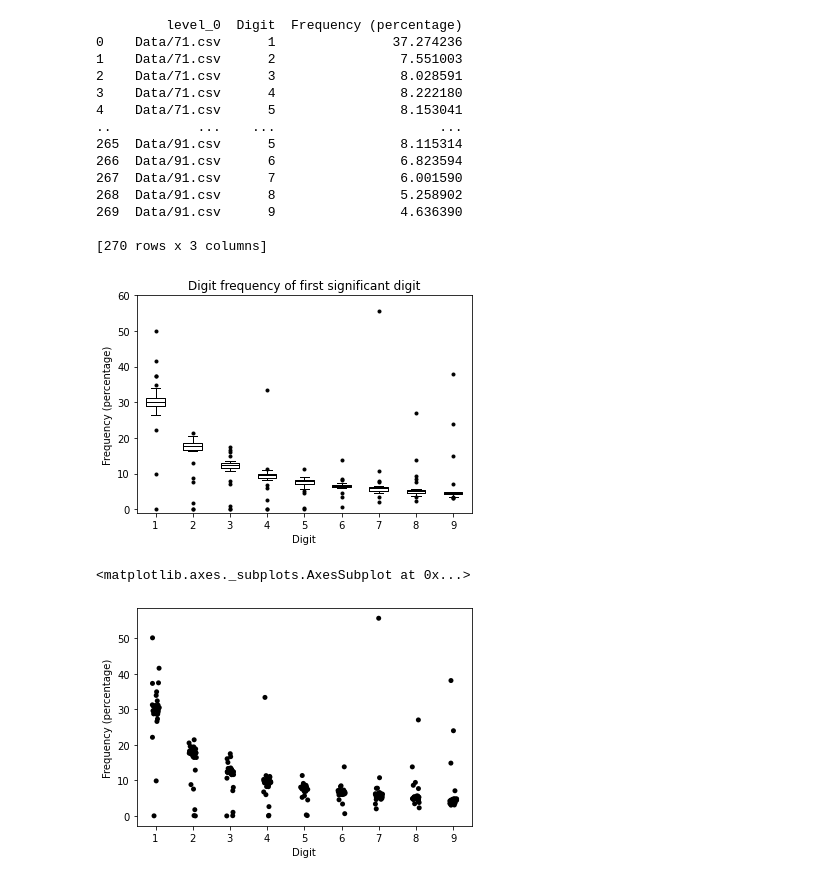
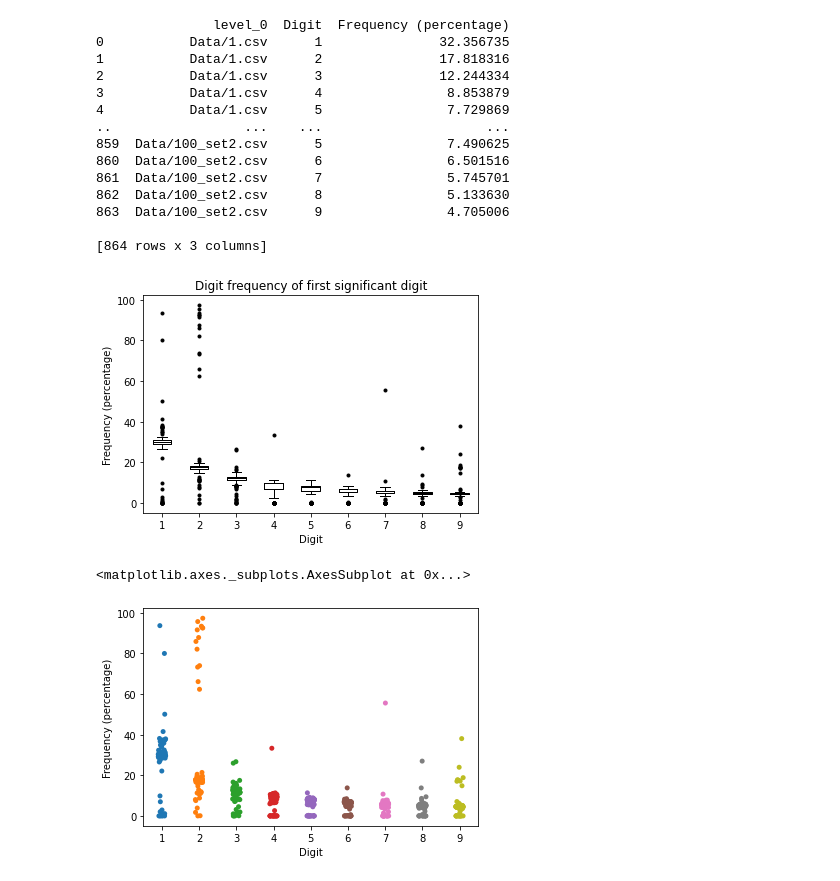
Before and after one commit to cia23/BIO_465, a Jupyter notebook: Figure_1a.ipynb, the cells around one changed output. Drawn from its saved outputs; the diff is of its cells as text; code cells hidden in the pictures.

Commit message:
Added data to figure 1

```diff
--- a/Figure_1a.ipynb
+++ b/Figure_1a.ipynb
@@ -17,6 +17,10 @@ def get_frequencies(nums):
 def first_after_decimal(num):
     if pd.isna(num):
         return
+    if str(num) == 'Null':
+        return
+    if str(num) == 'n. def.':
+        return
     if num == 0:
         return
     else:
@@ -34,13 +38,31 @@ def first_digit(num):
 #     print(int(str(num)))
     return int(str(num)[0])
 # %%
-all_files = ["Data/71.csv", "Data/1.csv", "Data/11.csv", "Data/14.csv", "Data/19_SHORT.csv", "Data/22.csv",
-         "Data/25.csv", "Data/32_LETTER.csv", "Data/34.csv", "Data/36.csv",
+all_files = ["Data/1.csv", "Data/5.csv", "Data/11.csv", "Data/14.csv", "Data/19_SHORT.csv", "Data/22.csv",
+         "Data/25.csv", "Data/28.csv", "Data/32_LETTER.csv", "Data/34.csv", "Data/35.csv", "Data/36.csv",
          "Data/42.csv", "Data/43.csv", "Data/47.csv", "Data/48.csv", "Data/49.csv", "Data/50.csv",
-         "Data/51.csv", "Data/54.csv", "Data/56.csv", "Data/59.csv",
-         "Data/63.csv", "Data/67.csv", "Data/68.csv", "Data/70.csv", "Data/72.csv",
-         "Data/76.csv", "Data/79.csv",
-         "Data/80.csv", "Data/82.csv", "Data/91.csv"] # "Data/5.csv","Data/28.csv","Data/35.csv","Data/53.csv",
+         "Data/51.csv", "Data/53.csv", "Data/54.csv", "Data/56.csv", "Data/57_30K_25%.csv", "Data/57_30K_35%.csv",
+         "Data/57_30K_50%.csv", "Data/57_30K_75%.csv", "Data/57_30K_100%.csv", "Data/57_60K_25%.csv",
+         "Data/58_lots_of_zeros.csv", "Data/59.csv", "Data/60_T3.csv", "Data/60_T4.csv", "Data/62.csv",
+         "Data/63.csv", "Data/65_peptide_PMSI_normalized.csv", "Data/65_peptide_PMSI_raw.csv",
+         "Data/65_peptide_water_normalized.csv", "Data/65_peptide_water_raw.csv",
+         "Data/65_protein_PMSI_normalized.csv", "Data/65_protein_PMSI_raw.csv", "Data/65_protein_water_normalized.csv",
+         "Data/65_protein_water_raw.csv", "Data/66_has_NA_values.csv", "Data/67.csv", "Data/68.csv", "Data/70.csv",
+         "Data/71.csv", "Data/72.csv", "Data/73.csv", "Data/74.csv", "Data/76.csv", "Data/79.csv", "Data/80.csv",
+         "Data/82.csv", "Data/84_table2.csv", "Data/84_table4_replicate1.csv", "Data/84_table4_replicate2.csv",
+         "Data/84_table4_replicate3.csv", "Data/84_table5_replicate1.csv", "Data/84_table5_replicate2.csv",
+         "Data/84_table5_replicate3.csv", "Data/85_lots_of_zeroes.csv","Data/86_S7.csv", "Data/86_S8.csv",
+         "Data/86_S9.csv", "Data/86_S10.csv", "Data/86_S11.csv", "Data/86_S12.csv", "Data/86_S14.csv",
+         "Data/87_has_NA_values.csv","Data/88_table2.csv", "Data/88_table4.csv", "Data/88_table6_sheet1.csv",
+         "Data/88_table6_sheet2.csv", "Data/88_table7.csv", "Data/89_decent_number_of_zeroes.csv",
+         "Data/90_table1_imputed.csv", "Data/90_table1_raw.csv", "Data/90_table3_imputed.csv",
+         "Data/90_table3_raw.csv", "Data/90_table5_imputed.csv", "Data/90_table5_raw.csv", "Data/90_table7.csv",
+         "Data/91.csv","Data/92_has_blank_cells.csv", "Data/93.csv", "Data/94.csv", "Data/95_double_digestion.csv",
+         "Data/95_single_digestion.csv", "Data/96_table1.csv", "Data/96_table2.csv", "Data/97_normalized.csv",
+         "Data/97_raw.csv", "Data/99.csv", "Data/100_set1.csv", "Data/100_set2.csv"] # "Data/5.csv","Data/28.csv","Data/35.csv","Data/53.csv","Data/66_has_NA_values.csv"
+#File 77 has words, no values
+# Get rid of files 78 and 98
+#90 looks weird because has raw values with small range
 # %%
 df2 = pd.DataFrame(index=range(0, 10))
 
@@ -181,17 +151,17 @@ df4 = pd.DataFrame(df2).T.stack().reset_index()#.drop(columns=['level_1'])
 df4 = df4.rename(columns={0: "Frequency (percentage)", "level_1": "Digit"})
 print(df4)
 # %% [output]
-         level_0  Digit  Frequency (percentage)
-0    Data/71.csv      1               37.274236
-1    Data/71.csv      2                7.551003
-2    Data/71.csv      3                8.028591
-3    Data/71.csv      4                8.222180
-4    Data/71.csv      5                8.153041
-..           ...    ...                     ...
-265  Data/91.csv      5                8.115314
-266  Data/91.csv      6                6.823594
-267  Data/91.csv      7                6.001590
-268  Data/91.csv      8                5.258902
-269  Data/91.csv      9                4.636390
+               level_0  Digit  Frequency (percentage)
+0           Data/1.csv      1               32.356735
+1           Data/1.csv      2               17.818316
+2           Data/1.csv      3               12.244334
+3           Data/1.csv      4                8.853879
+4           Data/1.csv      5                7.729869
+..                 ...    ...                     ...
+859  Data/100_set2.csv      5                7.490625
+860  Data/100_set2.csv      6                6.501516
+861  Data/100_set2.csv      7                5.745701
+862  Data/100_set2.csv      8                5.133630
+863  Data/100_set2.csv      9                4.705006
 
-[270 rows x 3 columns]
+[864 rows x 3 columns]
@@ -201,19 +168,19 @@ print(df4)
 # %%
 plt.boxplot(df2, sym="k.", medianprops=dict(color="black"))
 # plt.xticks([0,1,2,3,4,5,6,7,8,9])
-plt.ylim(-1, 60)
+# plt.ylim(-1, 60)
 plt.ylabel("Frequency (percentage)")
 plt.xlabel("Digit")
 plt.title("Digit frequency of first significant digit")
-plt.savefig('Data/fig1a', dpi=300)
+# plt.savefig('Data/fig1a', dpi=300)
 plt.show()
 # %% [output]
-[figure, old version]
+[figure, new version]
 # %%
 import seaborn as sns
-sns.stripplot(x = 'Digit', y = 'Frequency (percentage)', data = df4, jitter=True, color = 'black')
+sns.stripplot(x = 'Digit', y = 'Frequency (percentage)', data = df4, jitter=True)
 # sns.stripplot(x = 'Element', y = 0, data = df5, jitter=True, color = 'blue')
 # sns.despine()
 # %% [output]
 <matplotlib.axes._subplots.AxesSubplot at 0x...>
-[figure, old version]
+[figure, new version]
```
Also changed, not shown: parts of 9 cells of this notebook, 8 other files.
